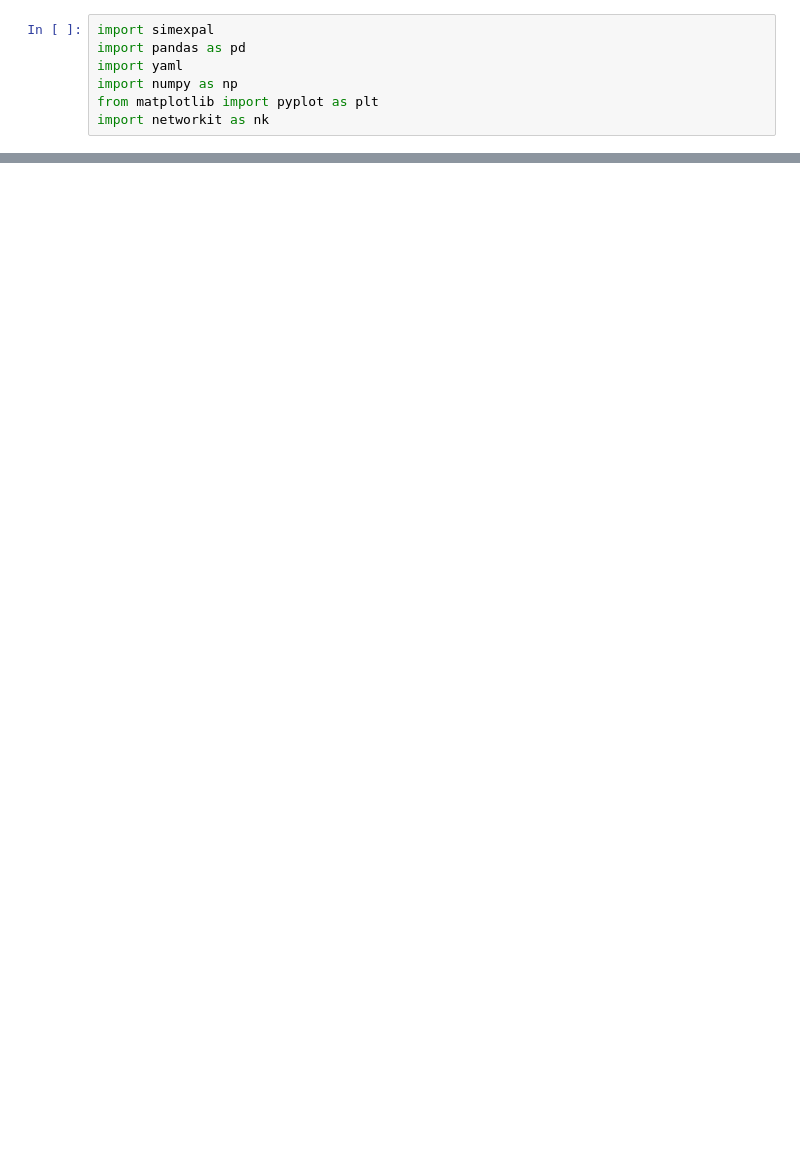
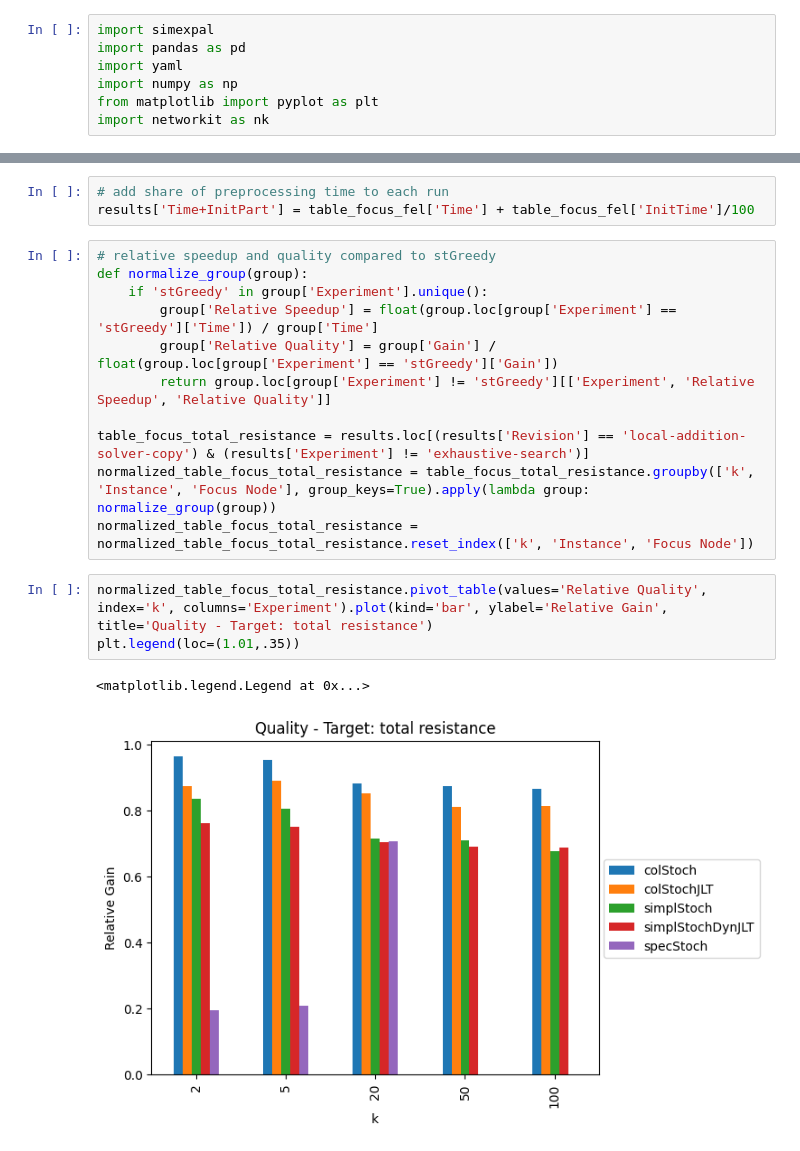
Before and after one commit to hu-macsy/2023-KGRIP-KLRIP, a Jupyter notebook: eval.ipynb, the cells around one changed output, grey strips where cells are left out. Drawn from its saved outputs; the diff is of its cells as text; blank space fills up the shorter version.

```diff
--- a/eval.ipynb
+++ b/eval.ipynb
@@ -118,0 +162,20 @@ minimum difference (%): 4937.727239060587 0.15588739468767748
+# %%
+# add share of preprocessing time to each run
+results['Time+InitPart'] = table_focus_fel['Time'] + table_focus_fel['InitTime']/100
+# %%
+# relative speedup and quality compared to stGreedy
+def normalize_group(group):
+    if 'stGreedy' in group['Experiment'].unique():
+        group['Relative Speedup'] = float(group.loc[group['Experiment'] == 'stGreedy']['Time']) / group['Time']
+        group['Relative Quality'] = group['Gain'] / float(group.loc[group['Experiment'] == 'stGreedy']['Gain'])
+        return group.loc[group['Experiment'] != 'stGreedy'][['Experiment', 'Relative Speedup', 'Relative Quality']]
+
+table_focus_total_resistance = results.loc[(results['Revision'] == 'local-addition-solver-copy') & (results['Experiment'] != 'exhaustive-search')]
+normalized_table_focus_total_resistance = table_focus_total_resistance.groupby(['k', 'Instance', 'Focus Node'], group_keys=True).apply(lambda group: normalize_group(group))
+normalized_table_focus_total_resistance = normalized_table_focus_total_resistance.reset_index(['k', 'Instance', 'Focus Node'])
+# %%
+normalized_table_focus_total_resistance.pivot_table(values='Relative Quality', index='k', columns='Experiment').plot(kind='bar', ylabel='Relative Gain', title='Quality - Target: total resistance')
+plt.legend(loc=(1.01,.35))
+# %% [output]
+<matplotlib.legend.Legend at 0x...>
+[figure, added]
```
Also changed, not shown: parts of 16 cells of this notebook, 1 other file.
